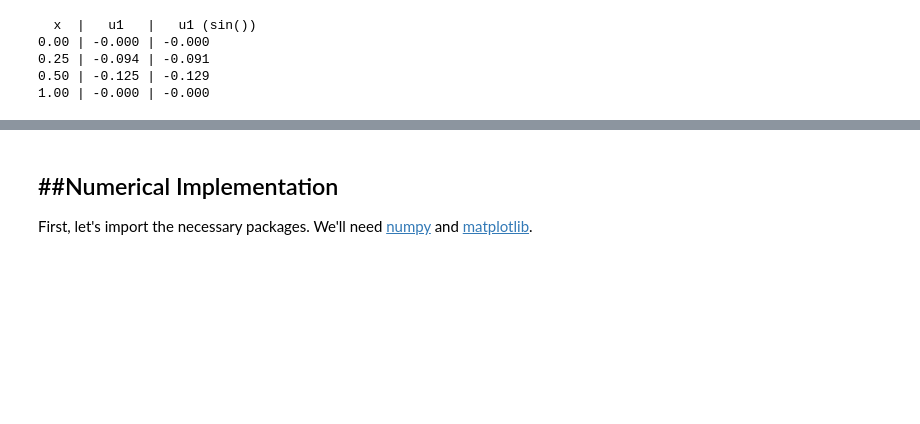
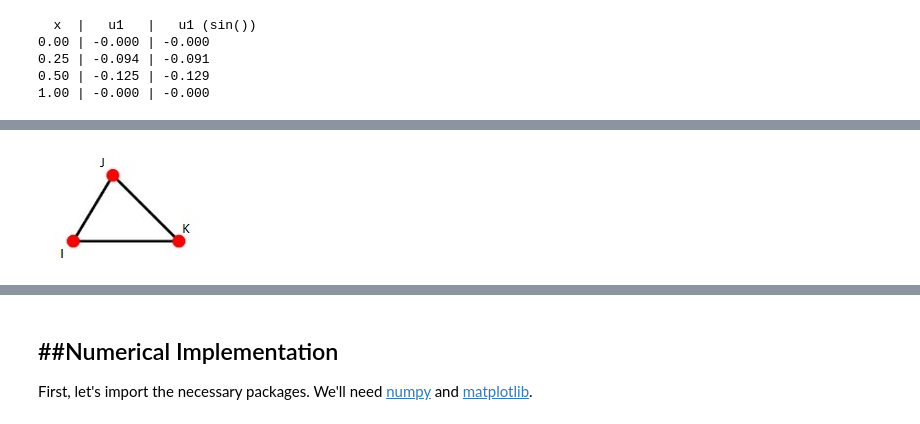
Before and after one commit to arthursoprana/fem-ipython-notebook, a Jupyter notebook: fem-python.ipynb, the cells around one changed output, grey strips where cells are left out. Saved outputs shown, nothing was run; the diff lists cells and outputs as text; code cells hidden in the pictures; blank space fills up the shorter version.

```diff
--- a/fem-python.ipynb
+++ b/fem-python.ipynb
@@ -253,0 +284,4 @@ $$
+# %%
+image2 # Example a triangular finite element
+# %% [output]
+[figure, added]
```
Also changed, not shown: parts of 7 cells of this notebook, 2 other files.
